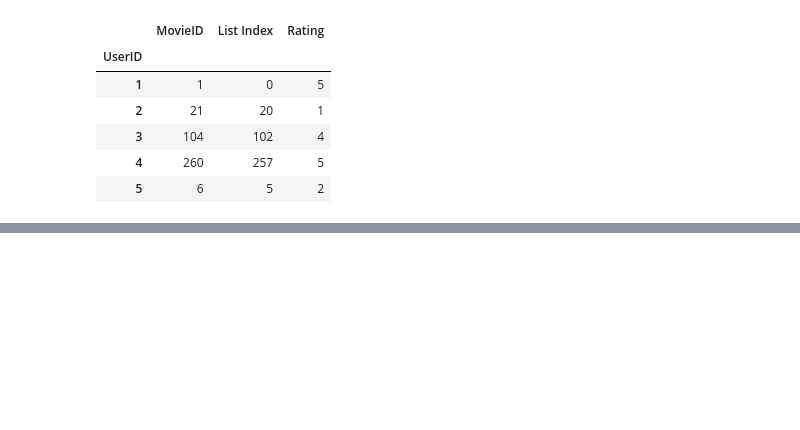
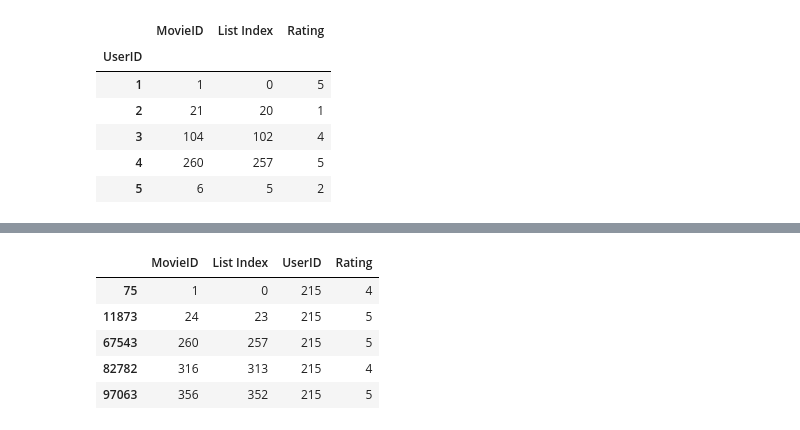
Before and after one commit to soumik12345/Movie-Recommender, a Jupyter notebook: Recommendation_System_Notebook.ipynb, the cells around one changed output, grey strips where cells are left out. Saved outputs shown, nothing was run; the diff lists cells and outputs as text; code cells hidden in the pictures; blank space fills up the shorter version.

```diff
--- a/Recommendation_System_Notebook.ipynb
+++ b/Recommendation_System_Notebook.ipynb
@@ -104,0 +233,10 @@ for userID, curUser in userGroup:
+# %%
+movies_df_75 = merged_df[merged_df['UserID']==215]
+movies_df_75.head()
+# %% [output]
+|  | MovieID | List Index | UserID | Rating |
+| 75 | 1 | 0 | 215 | 4 |
+| 11873 | 24 | 23 | 215 | 5 |
+| 67543 | 260 | 257 | 215 | 5 |
+| 82782 | 316 | 313 | 215 | 4 |
+| 97063 | 356 | 352 | 215 | 5 |
```
Also changed, not shown: parts of 10 cells of this notebook, 1 other file.
